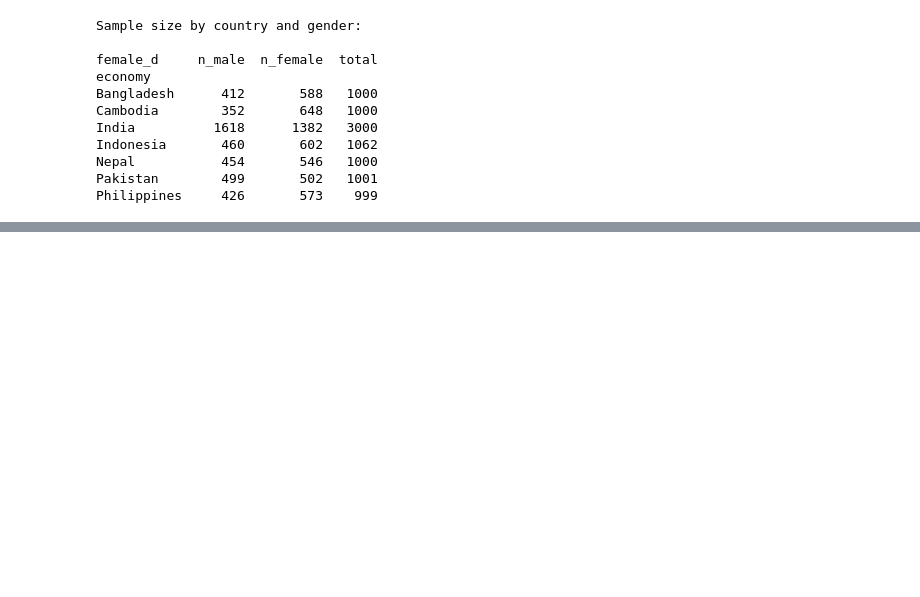
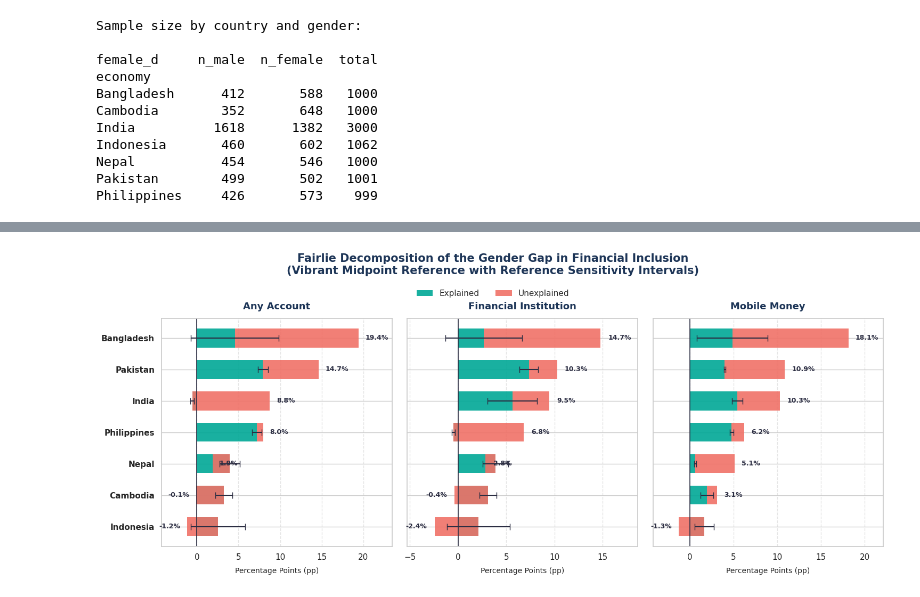
Before and after one commit to Saimon0007/Financial-Inclusion-across-South-and-Southeast-Asia-after-COVID-19, a Jupyter notebook: Thesis.ipynb, the cells around one changed output, grey strips where cells are left out. Saved outputs shown, nothing was run; the diff lists cells and outputs as text; code cells hidden in the pictures; blank space fills up the shorter version.

```diff
--- a/Thesis.ipynb
+++ b/Thesis.ipynb
@@ -376,0 +2008,96 @@ Philippines     426       573    999
+# %%
+import pandas as pd
+import numpy as np
+import matplotlib.pyplot as plt
+import seaborn as sns
+
+# Set refined style
+sns.set_theme(style="whitegrid")
+plt.rcParams["font.family"] = "sans-serif"
+plt.rcParams["font.size"] = 10
+
+try:
+    # Load decomposition data
+    df_plot = pd.read_csv("/content/fairlie_decomposition_results.csv")
+
+    # Map outcomes to clean, descriptive labels
+    df_plot["outcome_label"] = df_plot["outcome"].map({
+        "account": "Any Account",
+        "account_fin": "Financial Institution",
+        "outcome_mob": "Mobile Money",
+        "account_mob": "Mobile Money"
+    })
+
+    outcomes_ordered = ["Any Account", "Financial Institution", "Mobile Money"]
+
+    # Set up a vibrant, high-contrast palette
+    # Explained = vibrant teal, Unexplained = rich coral/orange
+    color_exp = "#00a896"
+    color_unexp = "#f07167"
+
+    fig, axes = plt.subplots(1, 3, figsize=(15, 6), sharey=True)
+
+    for idx, outcome in enumerate(outcomes_ordered):
+        ax = axes[idx]
+        data = df_plot[df_plot["outcome_label"] == outcome].copy()
+
+        # Sort countries by the size of the total gap
+        data = data.sort_values("total_gap_pp", ascending=True)
+
+        y_pos = np.arange(len(data))
+        economies = data["economy"].values
+
+        explained = data["explained_pp"].values
+        unexplained = data["unexplained_pp"].values
+        total_gap = data["total_gap_pp"].values
+
+        # Draw the stacked bars
+        bars_exp = ax.barh(y_pos, explained, color=color_exp, edgecolor="none", alpha=0.9, height=0.6, label="Explained")
+        bars_unexp = ax.barh(y_pos, unexplained, left=explained, color=color_unexp, edgecolor="none", alpha=0.9, height=0.6, label="Unexplained")
+
+        # Reference-group sensitivity error bars on the explained portion
+        lo_sens = explained - np.minimum(data["explained_pp_male_ref"], data["explained_pp_female_ref"])
+        hi_sens = np.maximum(data["explained_pp_male_ref"], data["explained_pp_female_ref"]) - explained
+        ax.errorbar(explained, y_pos, xerr=[lo_sens, hi_sens], fmt="none", ecolor="#2b2d42", capsize=4, elinewidth=1.5, zorder=5)
+
+        # Add zero-line reference
+        ax.axvline(0, color="#2b2d42", linewidth=1.2, linestyle="-")
+
+        # Add neat text labels on the bars to prevent visual clutter or overlap
+        for i in range(len(data)):
+            tot = total_gap[i]
+            exp_val = explained[i]
+            unexp_val = unexplained[i]
+
+            # Place total label at the end of the stack
+            if tot >= 0:
+                ax.text(tot + 0.8, i, f"{tot:.1f}%", va="center", ha="left", fontsize=9, color="#2b2d42", fontweight="bold")
+            else:
+                ax.text(tot - 0.8, i, f"{tot:.1f}%", va="center", ha="right", fontsize=9, color="#2b2d42", fontweight="bold")
+
+        ax.set_yticks(y_pos)
+        ax.set_yticklabels(economies, fontsize=11, fontweight="bold")
+        ax.set_title(outcome, fontsize=13, fontweight="bold", pad=12, color="#1d3557")
+        ax.set_xlabel("Percentage Points (pp)", fontsize=10, labelpad=8)
+
+        # Add some safety breathing room on the x-axis
+        x_min, x_max = ax.get_xlim()
+        ax.set_xlim(x_min - 2, x_max + 3)
+        ax.grid(True, linestyle="--", alpha=0.5, axis="x")
+
+    # Super title & clean layout
+    plt.suptitle("Fairlie Decomposition of the Gender Gap in Financial Inclusion\n(Vibrant Midpoint Reference with Reference Sensitivity Intervals)",
+                 fontsize=15, fontweight="bold", y=1.03, color="#1d3557")
+
+    # Single unified legend
+    handles, labels = axes[0].get_legend_handles_labels()
+    fig.legend(handles[:2], labels[:2], loc="upper center", bbox_to_anchor=(0.5, 0.94), ncol=2, frameon=True, facecolor="white", edgecolor="none", fontsize=11)
+
+    plt.tight_layout()
+    plt.savefig("/content/fairlie_decomposition_plot.png", dpi=200, bbox_inches="tight")
+    plt.show()
+    print("Vibrant and polished decomposition plot saved successfully to '/content/fairlie_decomposition_plot.png'.")
+except Exception as e:
+    print(f"An error occurred while generating the polished plot: {e}")
+# %% [output]
+[figure, added]
```
Also changed, not shown: parts of 10 cells of this notebook.
